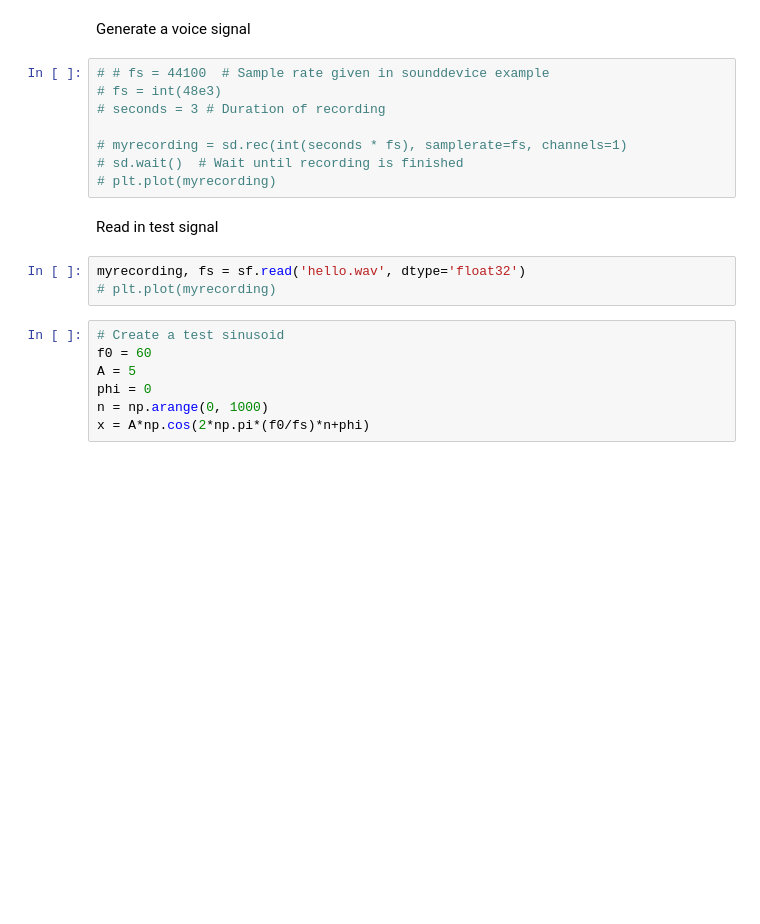
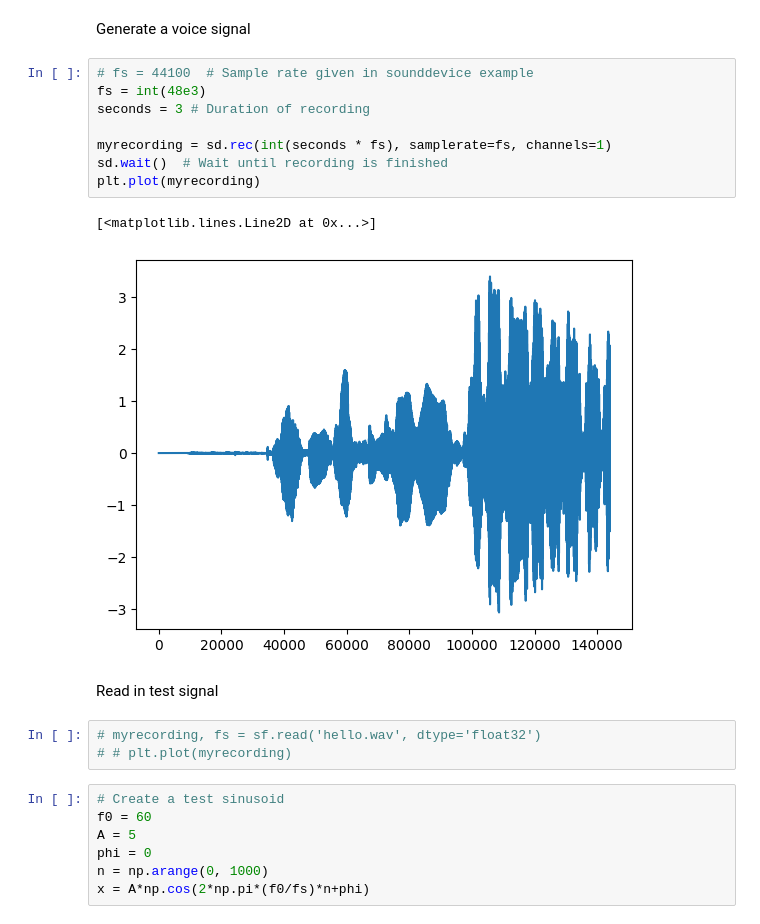
Before and after one commit to jaimepryor0/ttsky-verilog-template-workshop, a Jupyter notebook: src/vocoder_model_iir.ipynb, the cells around one changed output. Cells and saved outputs as stored; diff of their text form; blank space fills up the shorter version.

```diff
--- a/src/vocoder_model_iir.ipynb
+++ b/src/vocoder_model_iir.ipynb
@@ -8,18 +8,21 @@ from vocoder_behavioural import vocoder_behavioural
 # %% [markdown]
 Generate a voice signal
 # %%
-# # fs = 44100  # Sample rate given in sounddevice example
-# fs = int(48e3)
-# seconds = 3 # Duration of recording
+# fs = 44100  # Sample rate given in sounddevice example
+fs = int(48e3)
+seconds = 3 # Duration of recording
 
-# myrecording = sd.rec(int(seconds * fs), samplerate=fs, channels=1)
-# sd.wait()  # Wait until recording is finished
-# plt.plot(myrecording)
+myrecording = sd.rec(int(seconds * fs), samplerate=fs, channels=1)
+sd.wait()  # Wait until recording is finished
+plt.plot(myrecording)
+# %% [output]
+[<matplotlib.lines.Line2D at 0x...>]
+[figure, added]
 # %% [markdown]
 Read in test signal
 # %%
-myrecording, fs = sf.read('hello.wav', dtype='float32')
-# plt.plot(myrecording)
+# myrecording, fs = sf.read('hello.wav', dtype='float32')
+# # plt.plot(myrecording)
 # %%
 # Create a test sinusoid
 f0 = 60
```
Also changed, not shown: parts of 18 cells of this notebook, 2 other files.
